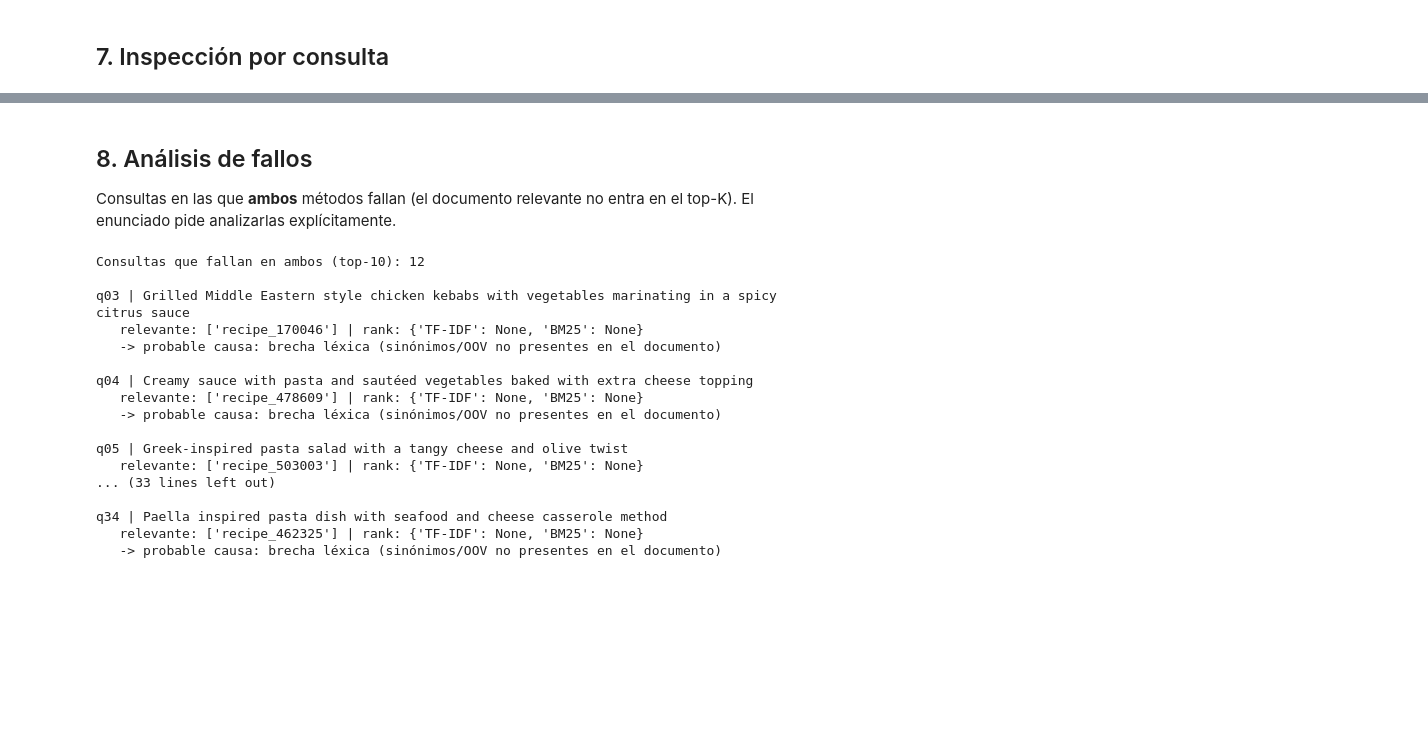
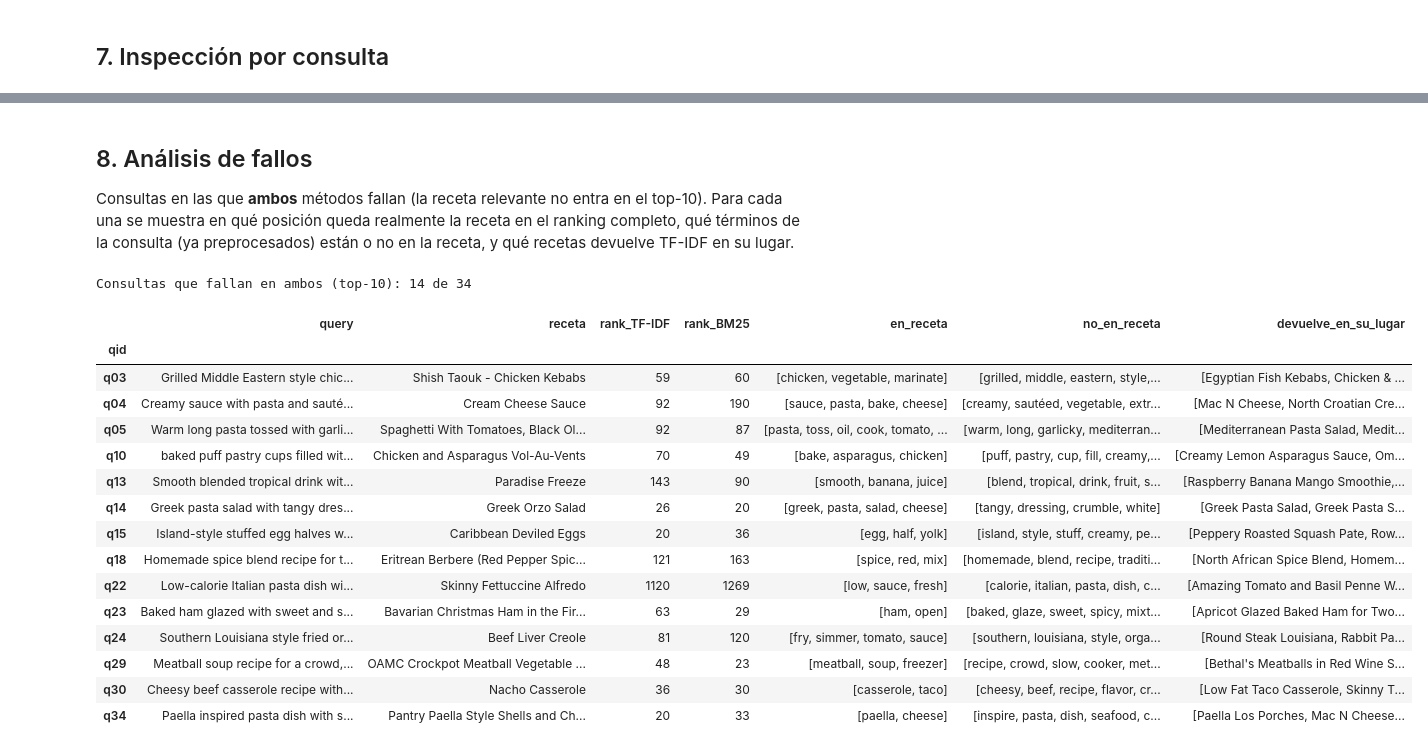
Before and after one commit to javier-rmrz/proyecto_final_pln, a Jupyter notebook: Hito1/hito1_baseline.ipynb, the cells around one changed output, grey strips where cells are left out. Drawn from its saved outputs; the diff is of its cells as text; code cells hidden in the pictures; blank space fills up the shorter version.

```diff
--- a/Hito1/hito1_baseline.ipynb
+++ b/Hito1/hito1_baseline.ipynb
@@ -145,7 +145,7 @@ if RUN_LLM:
     from src.generate_queries import generate_queries, print_for_review, save_queries
     gen = generate_queries(
         docs, n_queries=35, seed=11235,
-        model="qwen2.5:1.5b",
+        model="llama3.1:8b",
         url="http://localhost:11434/api/generate",
         # api_key="sk-alumnos-...",  # para el endpoint de la UC3M
     )
@@ -204,31 +208,36 @@ pd.DataFrame(filas)
 # %% [markdown]
 ## 8. Análisis de fallos
 
-Consultas en las que **ambos** métodos fallan (el documento relevante no entra en
-el top-K). El enunciado pide analizarlas explícitamente.
+Consultas en las que **ambos** métodos fallan (la receta relevante no entra en el top-10).
+Para cada una se muestra en qué posición queda realmente la receta en el ranking completo,
+qué términos de la consulta (ya preprocesados) están o no en la receta, y qué recetas
+devuelve TF-IDF en su lugar.
 # %%
-from src.evaluation import failure_analysis
+from src.evaluation import failure_analysis, diagnose_failures
+pd.set_option("display.max_colwidth", None)
+
 fails = failure_analysis({"TF-IDF": r_tfidf, "BM25": r_bm25}, k=max(KS))
-print(f"Consultas que fallan en ambos (top-{max(KS)}): {len(fails)}\n")
-for f in fails:
-    print(f["qid"], "|", f["query"])
-    print("   relevante:", f["relevant_ids"], "| rank:", f["first_relevant_rank"])
-    print("   -> probable causa: brecha léxica (sinónimos/OOV no presentes en el documento)\n")
+print(f"Consultas que fallan en ambos (top-{max(KS)}): {len(fails)} de {len(queries)}")
+
+doc_tokens = dict(zip(doc_ids, corpus_tokens_f))
+doc_titles = {d["doc_id"]: d["text"].splitlines()[0].strip() for d in docs}
+diag = diagnose_failures(fails, {"TF-IDF": tfidf, "BM25": bm25}, pp, doc_tokens, doc_titles)
+pd.DataFrame(diag).set_index("qid")
 # %% [output]
-Consultas que fallan en ambos (top-10): 12
-
-q03 | Grilled Middle Eastern style chicken kebabs with vegetables marinating in a spicy citrus sauce
-   relevante: ['recipe_170046'] | rank: {'TF-IDF': None, 'BM25': None}
-   -> probable causa: brecha léxica (sinónimos/OOV no presentes en el documento)
-
-q04 | Creamy sauce with pasta and sautéed vegetables baked with extra cheese topping
-   relevante: ['recipe_478609'] | rank: {'TF-IDF': None, 'BM25': None}
-   -> probable causa: brecha léxica (sinónimos/OOV no presentes en el documento)
-
-q05 | Greek-inspired pasta salad with a tangy cheese and olive twist
-   relevante: ['recipe_503003'] | rank: {'TF-IDF': None, 'BM25': None}
-... (33 lines left out)
-
-q34 | Paella inspired pasta dish with seafood and cheese casserole method
-   relevante: ['recipe_462325'] | rank: {'TF-IDF': None, 'BM25': None}
-   -> probable causa: brecha léxica (sinónimos/OOV no presentes en el documento)
+Consultas que fallan en ambos (top-10): 14 de 34
+|  | query | receta | rank_TF-IDF | rank_BM25 | en_receta | no_en_receta | devuelve_en_su_lugar |
+| qid |  |  |  |  |  |  |  |
+| q03 | Grilled Middle Eastern style chic... | Shish Taouk - Chicken Kebabs | 59 | 60 | [chicken, vegetable, marinate] | [grilled, middle, eastern, style,... | [Egyptian Fish Kebabs, Chicken & ... |
+| q04 | Creamy sauce with pasta and sauté... | Cream Cheese Sauce | 92 | 190 | [sauce, pasta, bake, cheese] | [creamy, sautéed, vegetable, extr... | [Mac N Cheese, North Croatian Cre... |
+| q05 | Warm long pasta tossed with garli... | Spaghetti With Tomatoes, Black Ol... | 92 | 87 | [pasta, toss, oil, cook, tomato, ... | [warm, long, garlicky, mediterran... | [Mediterranean Pasta Salad, Medit... |
+| q10 | baked puff pastry cups filled wit... | Chicken and Asparagus Vol-Au-Vents | 70 | 49 | [bake, asparagus, chicken] | [puff, pastry, cup, fill, creamy,... | [Creamy Lemon Asparagus Sauce, Om... |
+| q13 | Smooth blended tropical drink wit... | Paradise Freeze | 143 | 90 | [smooth, banana, juice] | [blend, tropical, drink, fruit, s... | [Raspberry Banana Mango Smoothie,... |
+| q14 | Greek pasta salad with tangy dres... | Greek Orzo Salad | 26 | 20 | [greek, pasta, salad, cheese] | [tangy, dressing, crumble, white] | [Greek Pasta Salad, Greek Pasta S... |
+| q15 | Island-style stuffed egg halves w... | Caribbean Deviled Eggs | 20 | 36 | [egg, half, yolk] | [island, style, stuff, creamy, pe... | [Peppery Roasted Squash Pate, Row... |
+| q18 | Homemade spice blend recipe for t... | Eritrean Berbere (Red Pepper Spic... | 121 | 163 | [spice, red, mix] | [homemade, blend, recipe, traditi... | [North African Spice Blend, Homem... |
+| q22 | Low-calorie Italian pasta dish wi... | Skinny Fettuccine Alfredo | 1120 | 1269 | [low, sauce, fresh] | [calorie, italian, pasta, dish, c... | [Amazing Tomato and Basil Penne W... |
+| q23 | Baked ham glazed with sweet and s... | Bavarian Christmas Ham in the Fir... | 63 | 29 | [ham, open] | [baked, glaze, sweet, spicy, mixt... | [Apricot Glazed Baked Ham for Two... |
+| q24 | Southern Louisiana style fried or... | Beef Liver Creole | 81 | 120 | [fry, simmer, tomato, sauce] | [southern, louisiana, style, orga... | [Round Steak Louisiana, Rabbit Pa... |
+| q29 | Meatball soup recipe for a crowd,... | OAMC Crockpot Meatball Vegetable ... | 48 | 23 | [meatball, soup, freezer] | [recipe, crowd, slow, cooker, met... | [Bethal's Meatballs in Red Wine S... |
+| q30 | Cheesy beef casserole recipe with... | Nacho Casserole | 36 | 30 | [casserole, taco] | [cheesy, beef, recipe, flavor, cr... | [Low Fat Taco Casserole, Skinny T... |
+| q34 | Paella inspired pasta dish with s... | Pantry Paella Style Shells and Ch... | 20 | 33 | [paella, cheese] | [inspire, pasta, dish, seafood, c... | [Paella Los Porches, Mac N Cheese... |
```
Also changed, not shown: parts of 9 cells of this notebook, 9 other files.
